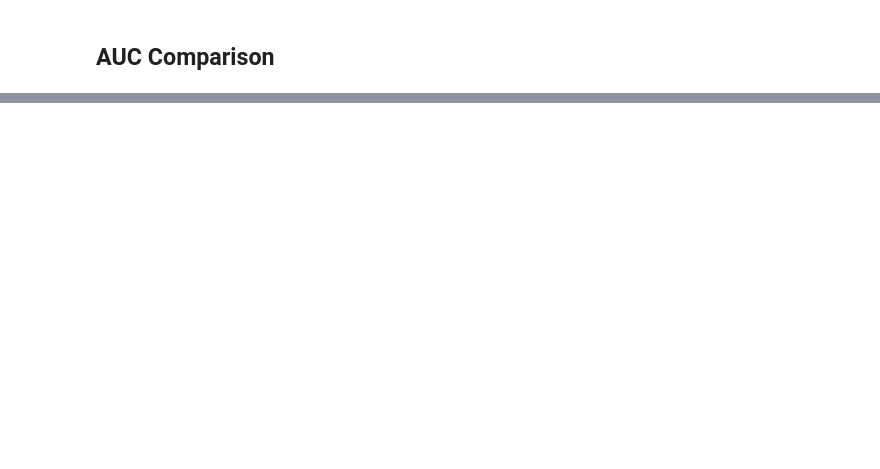
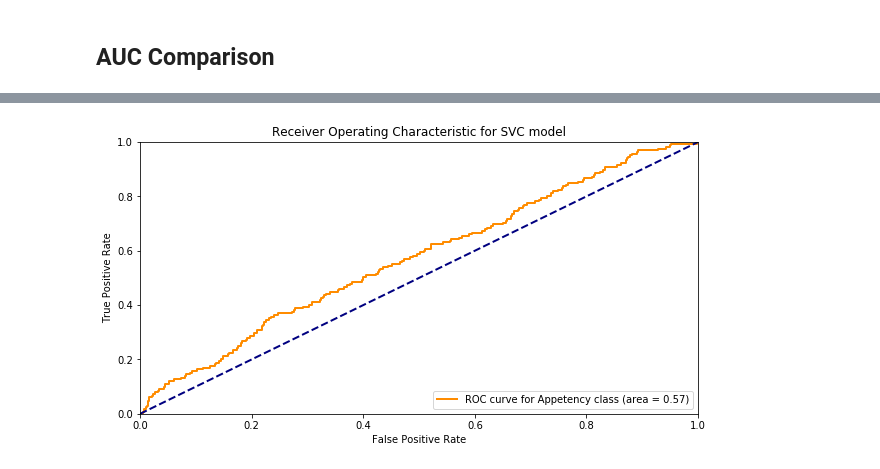
Before and after one commit to ronaldpereira/customer-relationship-prediction-kdd2009, a Jupyter notebook: src/Appetency Prediction.ipynb, the cells around one changed output, grey strips where cells are left out. Cells and saved outputs as stored; diff of their text form; code cells hidden in the pictures; blank space fills up the shorter version.

Commit message:
added svm rbf and no kernel models

```diff
--- a/src/Appetency Prediction.ipynb
+++ b/src/Appetency Prediction.ipynb
@@ -185,6 +322,13 @@ y_score_rfc = rfc.predict_proba(x_test)
 # %% [markdown]
 ### Support Vector Machine Classifier
 # %%
-svc = SVC(gamma="auto", kernel="rbf", probability=True, random_state=RANDOM_SEED)
+svc = SVC(
+    gamma="auto",
+    kernel="rbf",
+    max_iter=10e+5,
+    probability=True,
+    random_state=RANDOM_SEED,
+    verbose=1,
+)
 # %%
 svc.fit(x_train, y_train)
@@ -191,5 +341,5 @@ svc.fit(x_train, y_train)
 # %%
-y_score_svc = svc.decision_function(x_test)
+y_score_svc = svc.predict_proba(x_test)
 # %% [markdown]
 ### Linear Support Vector Machine Classifier
 # %%
@@ -201,11 +364,8 @@ y_score_lsvc = lsvc.decision_function(x_test)
 # %% [markdown]
 ## AUC Comparison
 # %%
-def plot_roc_curve(y_true, y_score, model_name, predict_proba=True):
-    if predict_proba:
-        y_score = y_score[:, 1]
-
-    fpr, tpr, _ = roc_curve(y_true, y_score)
+def plot_roc_curve(y_true, y_score, model_name):
+    fpr, tpr, _ = roc_curve(y_true, y_score[:, 1])
     roc_auc = auc(fpr, tpr)
 
     plt.figure(figsize=(10, 5))
@@ -234,3 +400,5 @@ plot_roc_curve(y_test, y_score_rfc, "RandomForest")
 # %%
-plot_roc_curve(y_test, y_score_svc, "SVC", predict_proba=False)
+plot_roc_curve(y_test, y_score_svc, "SVC")
+# %% [output]
+[figure, added]
 # %%
```
Also changed, not shown: parts of 23 cells of this notebook, 2 other files.
